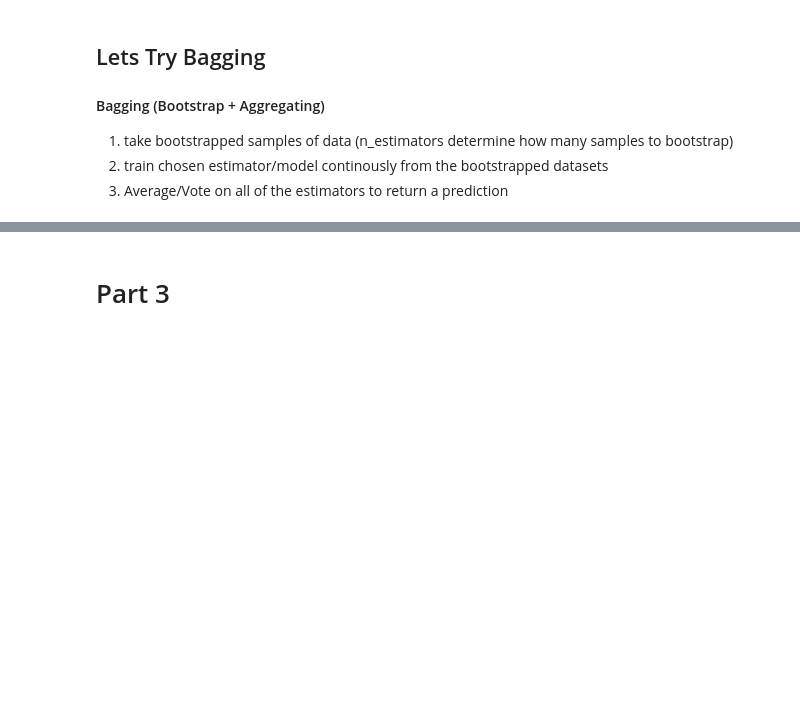
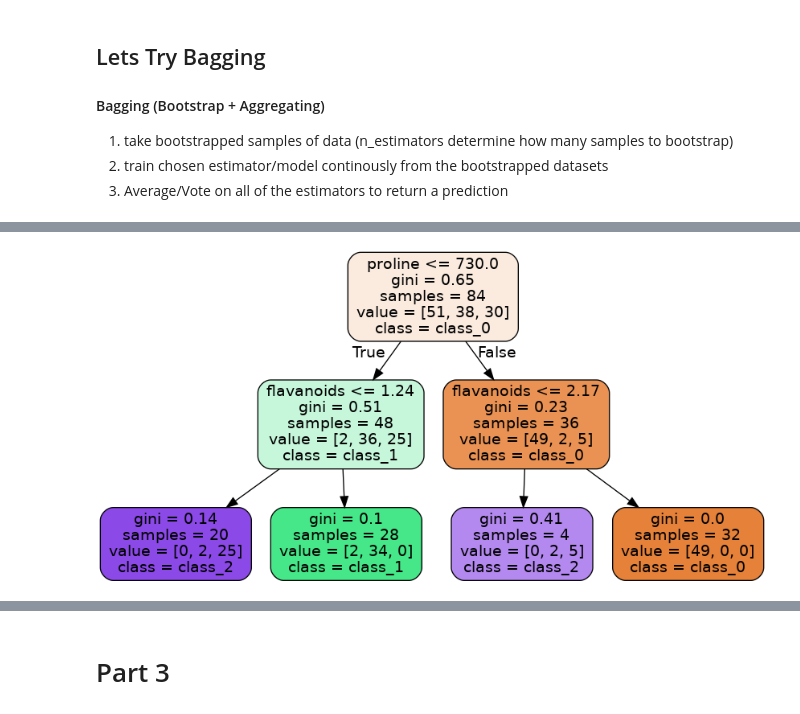
Before and after one commit to hberginc/practice-teach-Random-Forest, a Jupyter notebook: notebooks/RF_intro.ipynb, the cells around one changed output, grey strips where cells are left out. Drawn from its saved outputs; the diff is of its cells as text; code cells hidden in the pictures; blank space fills up the shorter version.

```diff
--- a/notebooks/RF_intro.ipynb
+++ b/notebooks/RF_intro.ipynb
@@ -158,3 +158,7 @@ for n_trees in n_estimators:
+# %%
+get_viz(bag.estimators_[1])
+# %% [output]
+[figure, added]
 # %%
 #plot accuracies accross different num trees
 plt.figure(figsize=(10,6))
```
Also changed, not shown: parts of 26 cells of this notebook, 4 other files.
